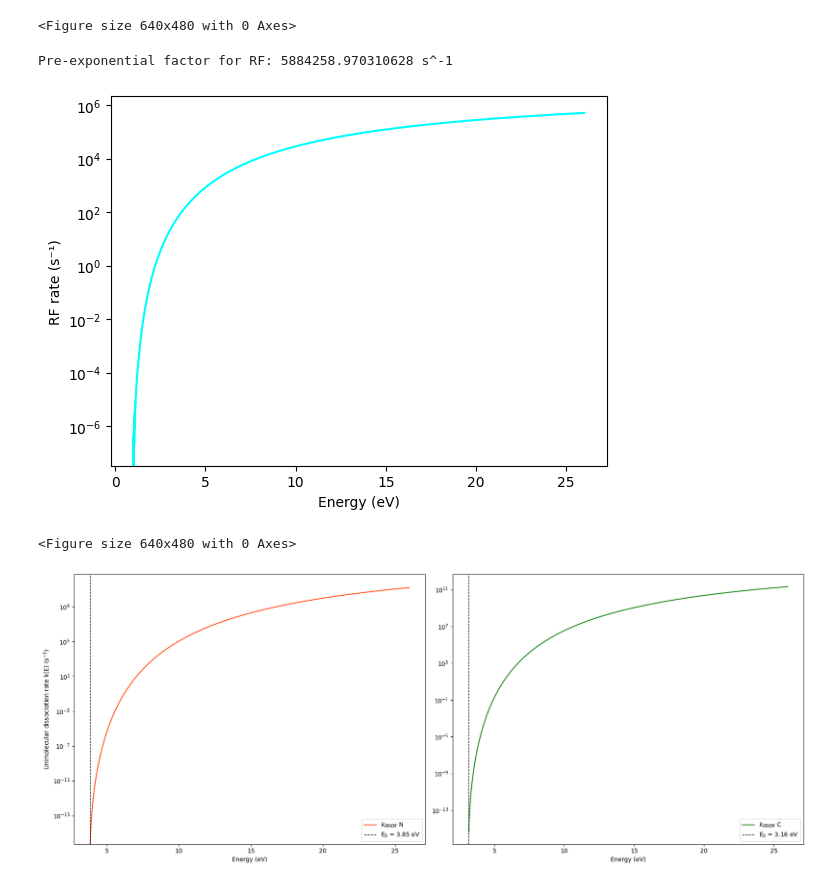
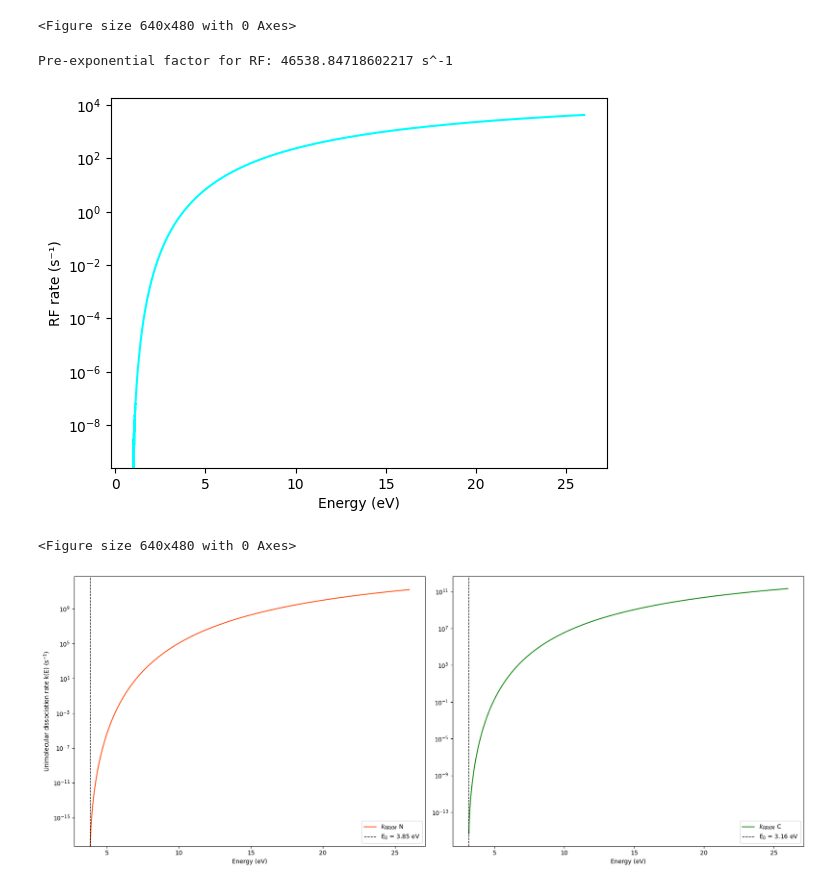
Before and after one commit to mustafa9812/Project-Cynap, a Jupyter notebook: scripts/calculations_cpy.ipynb, the cells around one changed output. Saved outputs shown, nothing was run; the diff lists cells and outputs as text; code cells hidden in the pictures.

```diff
--- a/scripts/calculations_cpy.ipynb
+++ b/scripts/calculations_cpy.ipynb
@@ -403,8 +403,8 @@ eps_0 = 8.854e-12   # Vacuum permitivity in C^2 /(N*m^2) or also C^2 /(kg*m^3*s^
 m_e = 9.109e-31     # Electron mass in kg
 e = 1.602e-19       # Elementary charge in C
 c = 2.998e8         # Speed of light in m/s
-f_osc = 0.0352       # Oscillator strength for RF.
-v_el = 1.963 / h_eV  # Electronic energy for 2-cyanopyrene in eV, converted to Hz using h_eV
+f_osc = 0.0008       # Oscillator strength for RF.
+v_el = 1.158 / h_eV  # Electronic energy for 2-cyanopyrene in eV, converted to Hz using h_eV
 wave_v_el = 8070    # cm^-1 for cation 2-cyanopyrene
 
 # LISTS
@@ -421,35 +421,35 @@ def pre_exponential_factor_RF(v_el, f_osc):
 
 print("Pre-exponential factor for RF:", pre_exponential_factor_RF(v_el, f_osc), "s^-1")
 
 def RF_dissociation_rate(A_RF, DOS_E_vel, DOS_E):
     k_RF = (A_RF * DOS_E_vel) / DOS_E
     return k_RF
 
 # CALCULATIONS
 for energy, unchanged_DOS in zip(energies_list, density_of_states_list2):
     if energy <= wave_v_el:
         continue
 
     E_available = energy - wave_v_el
     index = int(E_available / cm_grain)
 
     changed_DOS = density_of_states_list1[index]
     k = RF_dissociation_rate(A_RF=(pre_exponential_factor_RF(v_el, f_osc)), DOS_E_vel=changed_DOS, DOS_E=unchanged_DOS)
     k_RF_list.append(k)
     filtered_energies_list.append(energy)
 
 RF_filtered_energies_list_eV = [e * cm_to_eV for e in filtered_energies_list]
 
 # OPTIONAL PLOTTING
 plt.plot(RF_filtered_energies_list_eV, k_RF_list, color='cyan')
 plt.xlabel('Energy (eV)')
 plt.ylabel('RF rate (s⁻¹)')
 plt.yscale('log')
 plt.show()
 plt.savefig(r'C:\Users\Mustafa\Documents\GitHub\Project-Cynap\plots\Ccyp_RF.png')
 # %% [output]
-Pre-exponential factor for RF: 5884258.970310628 s^-1
+Pre-exponential factor for RF: 46538.84718602217 s^-1
-[figure, old version]
+[figure, new version]
 <Figure size 640x480 with 0 Axes>
 # %%
 fig, axs = plt.subplots(1, 2, figsize=(18, 7))
```
Also changed, not shown: parts of 3 cells of this notebook, 2 other files.
